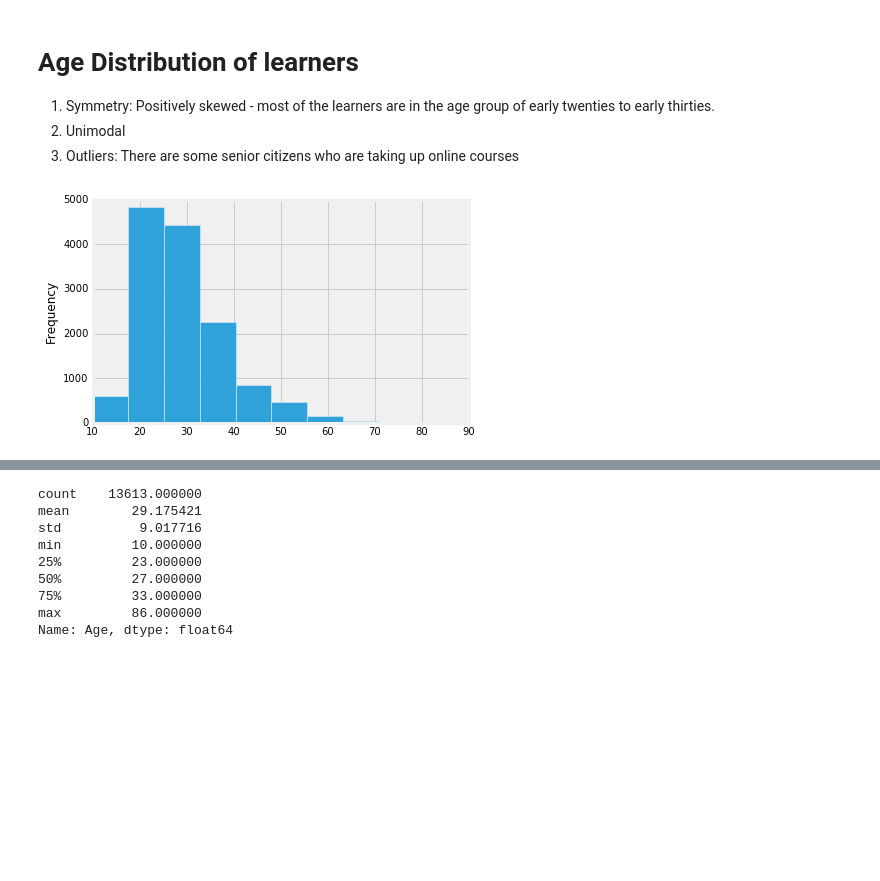
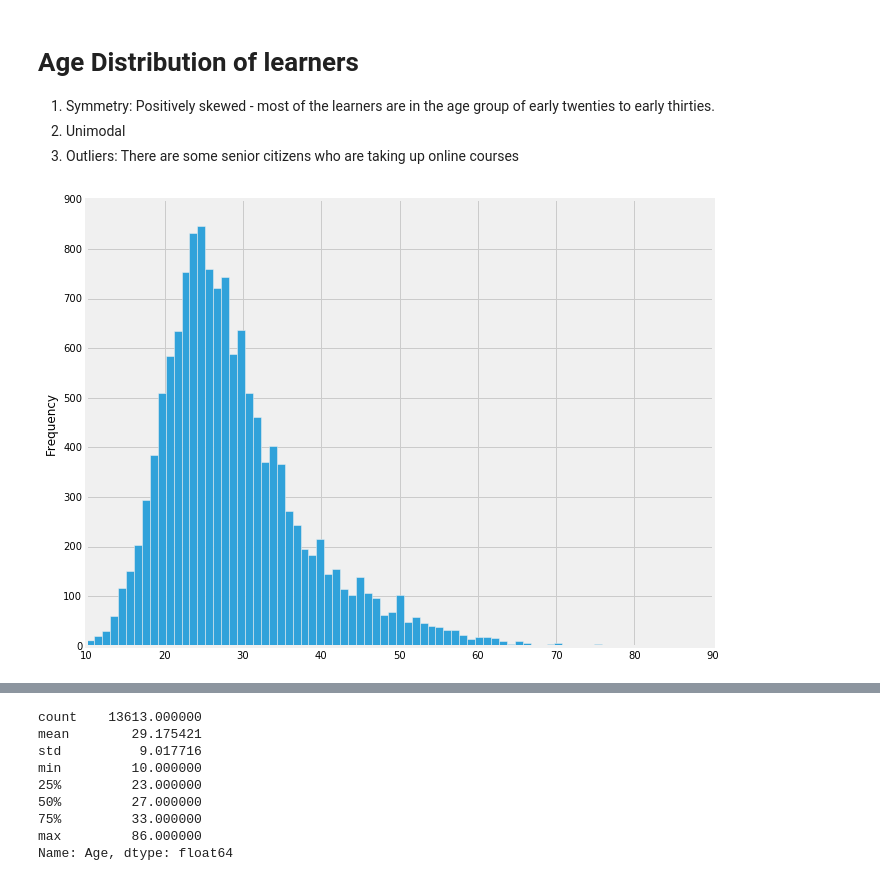
Before and after one commit to Deborah-Digges/inferential-stats, a Jupyter notebook: 2016-new-coder-survey/2016-FCC-New-Coders-Survey.ipynb, the cells around one changed output, grey strips where cells are left out. Saved outputs shown, nothing was run; the diff lists cells and outputs as text; code cells hidden in the pictures; blank space fills up the shorter version.

Commit message:
Refine charts a bit

```diff
--- a/2016-new-coder-survey/2016-FCC-New-Coders-Survey.ipynb
+++ b/2016-new-coder-survey/2016-FCC-New-Coders-Survey.ipynb
@@ -3,11 +3,7 @@ import pandas as pd
 import matplotlib.pyplot as plt
 import numpy as np
 from __future__ import division
-
+import pylab
 plt.style.use('fivethirtyeight')
 %matplotlib inline
-
-N = 2
-params = plt.gcf()
-plSize = params.get_size_inches()
-params.set_size_inches( (plSize[0]*N, plSize[1]*N) )
+pylab.rcParams['figure.figsize'] = (10.0, 8.0)
@@ -54,9 +28,9 @@ StudentDebtOwe
 2. Unimodal
 3. Outliers: There are some senior citizens who are taking up online courses
 # %%
-hist = df.Age.plot.hist()
+hist = df.Age.plot.hist(bins=75)
 # %% [output]
-[figure, old version]
+[figure, new version]
 # %%
 hist = df.Age.plot.box()
 # %% [output]
```
Also changed, not shown: parts of 30 cells of this notebook.
